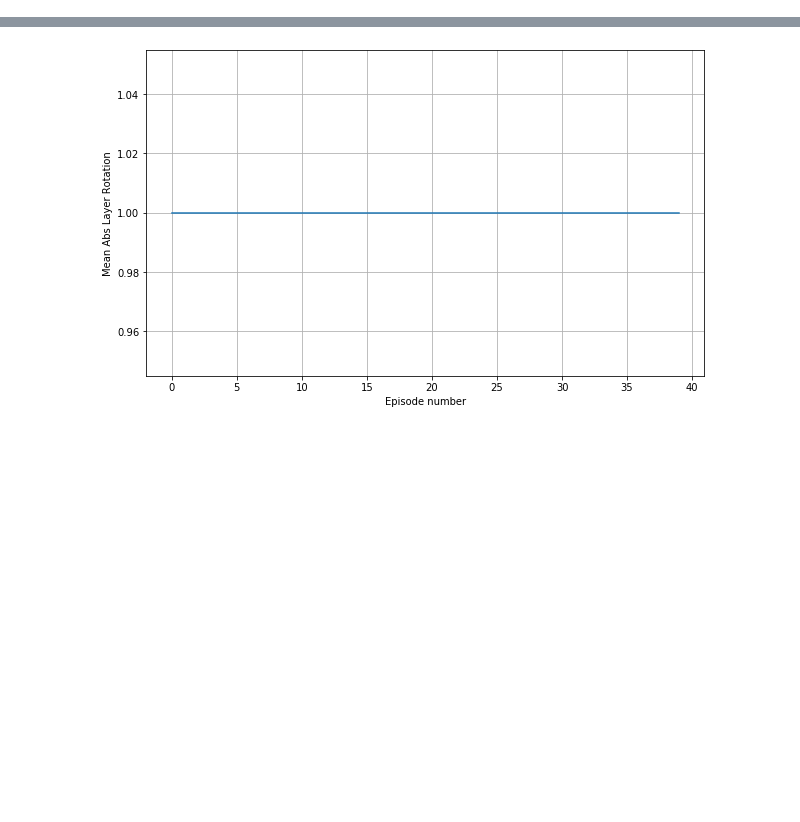
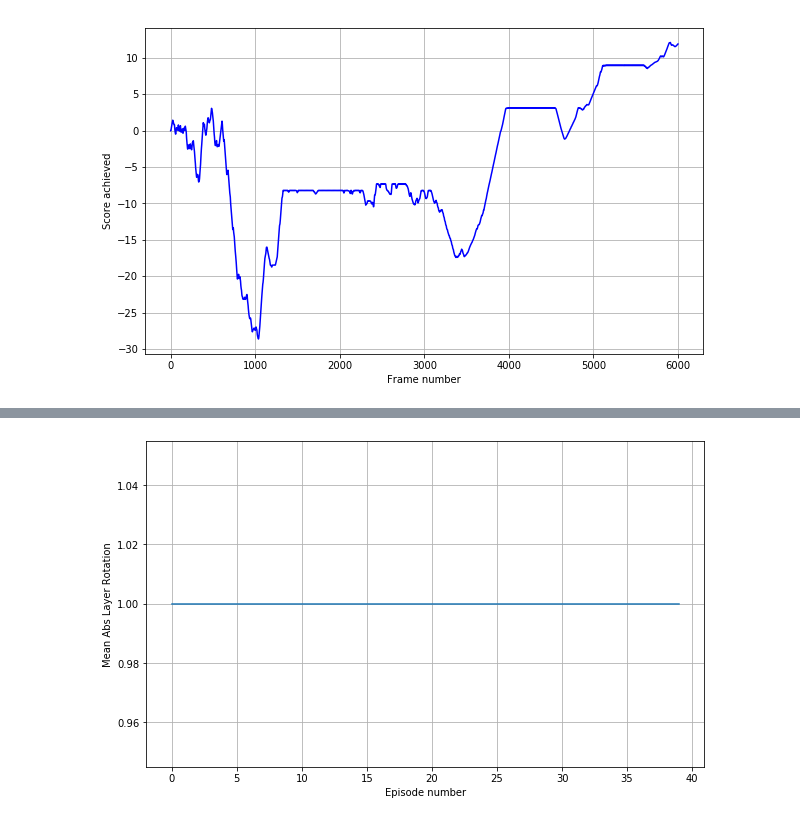
Before and after one commit to manuelsh/minerl, a Jupyter notebook: scores.ipynb, the cells around one changed output, grey strips where cells are left out. Cells and saved outputs as stored; diff of their text form; code cells hidden in the pictures; blank space fills up the shorter version.

```diff
--- a/scores.ipynb
+++ b/scores.ipynb
@@ -5,6 +5,19 @@ import numpy as np
 # %%
 def moving_average(x, w):
     return np.convolve(x, np.ones(w), 'valid') / w
+# %%
+scores_per_episode = pickle.load(open('current_score.pkl','rb'))
+scores_per_episode = scores_per_episode[-10:]
+plt.figure(figsize=(10,6))
+for scores,num in zip(scores_per_episode, range(len(scores_per_episode))):
+    plt.plot(scores, 'b', alpha=(max([(num+1)/len(scores_per_episode),0.25])))
+    scores_averaged = moving_average(scores, 30)
+#    plt.plot( scores_averaged )
+plt.xlabel('Frame number')
+plt.ylabel('Score achieved')
+plt.grid(which='both')
+# %% [output]
+[figure, added]
 # %%
 plt.plot([max(i) for i in scores_per_episode])
 # %% [output]
```
Also changed, not shown: parts of 5 cells of this notebook, 10 other files.
